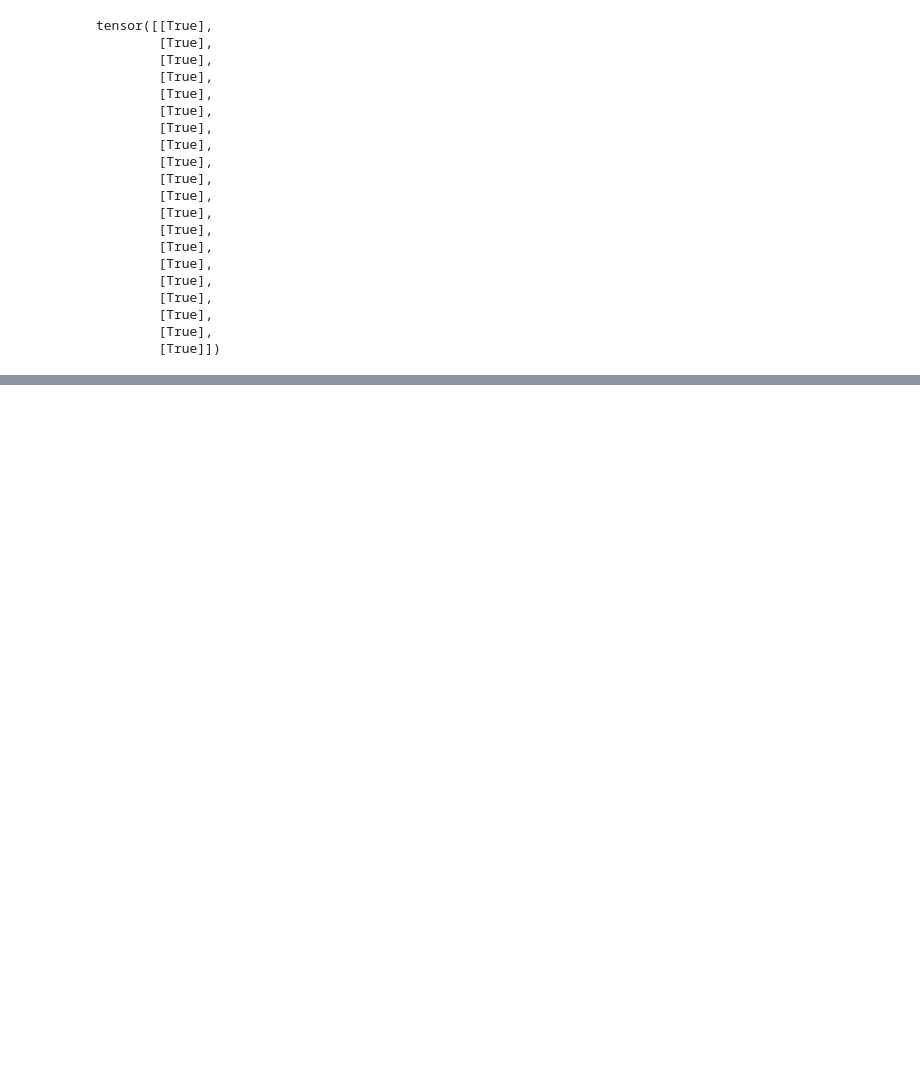
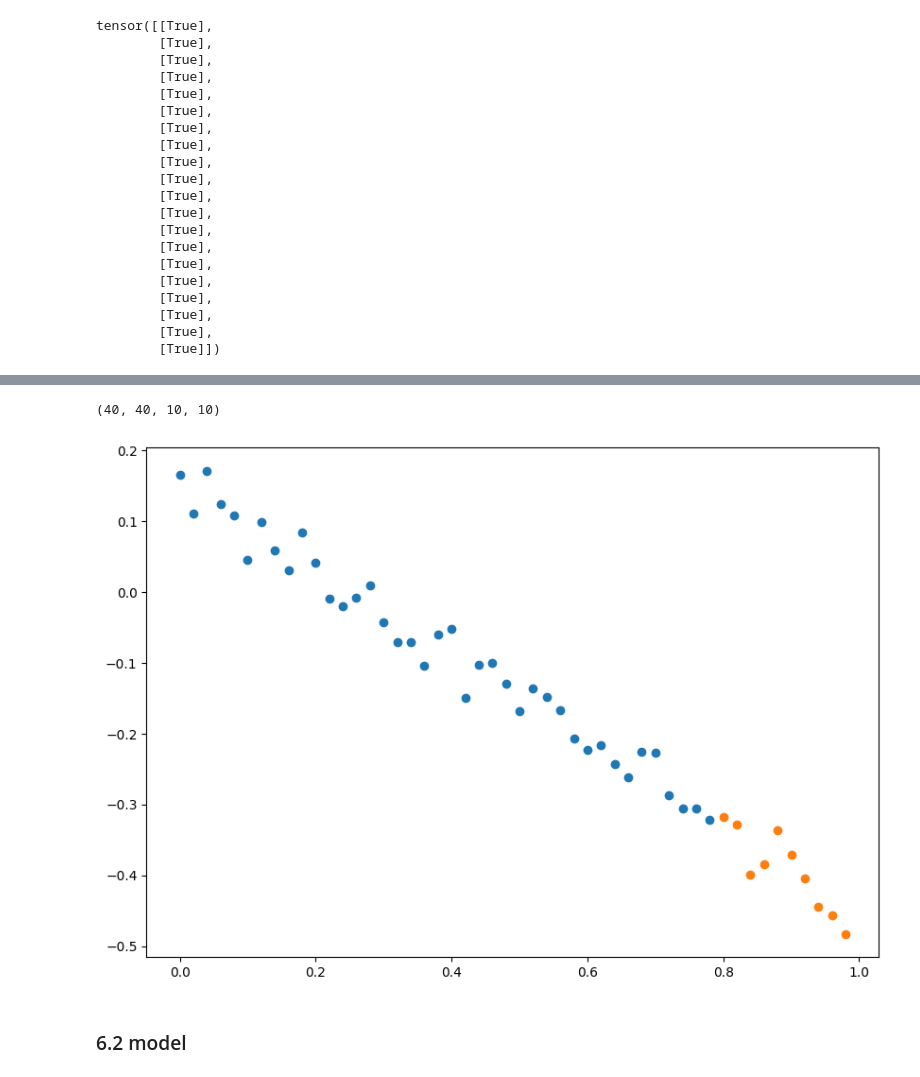
Before and after one commit to MahdiAmrollahi/pytorch-ZTM, a Jupyter notebook: 01_pytorch_workflow.ipynb, the cells around one changed output, grey strips where cells are left out. Drawn from its saved outputs; the diff is of its cells as text; code cells hidden in the pictures; blank space fills up the shorter version.

Commit message:
data

```diff
--- a/01_pytorch_workflow.ipynb
+++ b/01_pytorch_workflow.ipynb
@@ -316,0 +334,18 @@ tensor([[True],
+# %%
+# Create some data y = weight * X + bias
+
+weight = -0.6
+bias = 0.1
+
+start = 0
+end = 1
+step = 0.02
+
+# Create C and y (features and labels)
+X = torch.arange(start, end, step).unsqueeze(dim=1)
+y = weight * X + bias
+
+# For randomnes
+y += 0.1*torch.rand_like(y)
+
+X[:10], y[:10]
@@ -316,0 +373,28 @@ tensor([[True],
+# %%
+# Split data
+train_split = int(0.8 * len(X))
+X_train, y_train = X[:train_split], y[:train_split]
+X_test, y_test = X[train_split:], y[train_split:]
+len(X_train), len(y_train), len(X_test), len(y_test)
+# %% [output]
+(40, 40, 10, 10)
+# %%
+# Plot data
+def plot_prediction(X_train=X_train,
+                    y_train=y_train,
+                    X_test=X_test,
+                    y_test=y_test,
+                    prediction=None):
+
+    plt.figure(figsize=(10,7))
+    plt.scatter(X_train,y_train, label="Train data")
+    plt.scatter(X_test,y_test, label="Test data")
+    if prediction is not None :
+        plt.scatter(X_test,prediction, label="Prediction")
+    plt.show()
+# %%
+plot_prediction()
+# %% [output]
+[figure, added]
+# %% [markdown]
+### 6.2 model
```
Also changed, not shown: parts of 7 cells of this notebook.
